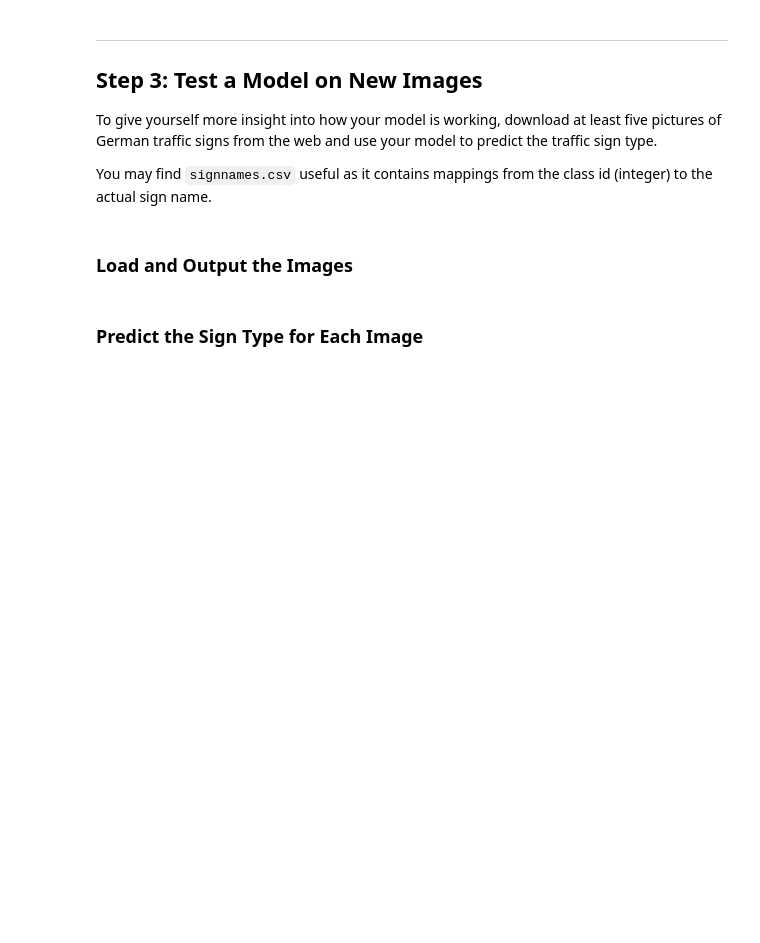
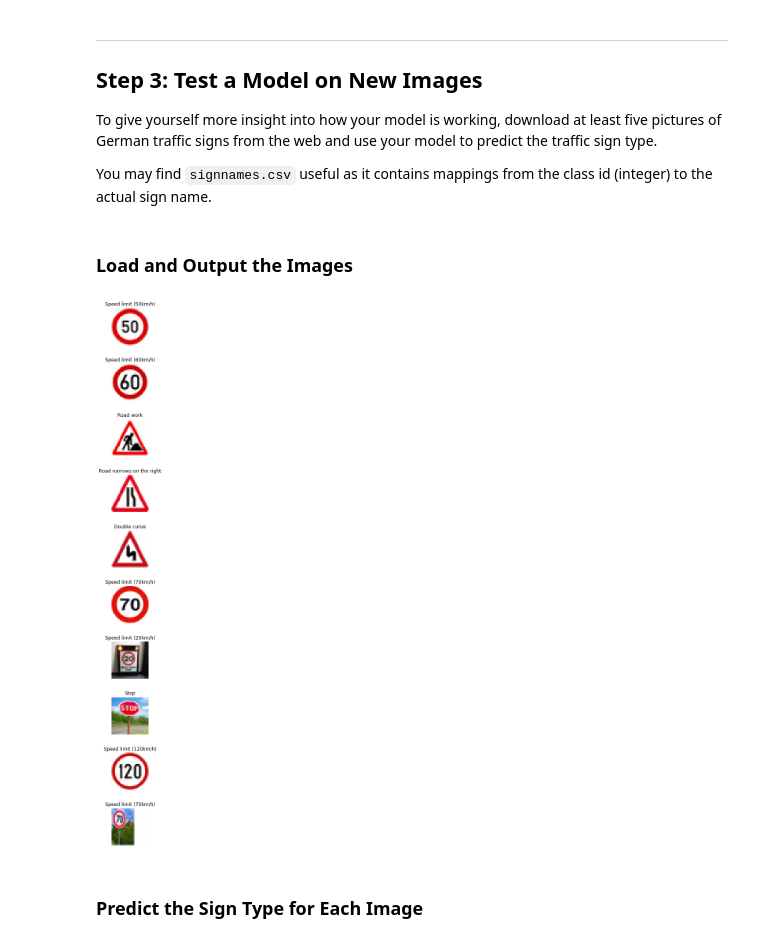
Before and after one commit to rbiegacz/Udacity-CarND, a Jupyter notebook: CarND-Traffic-Sign-Classifier-Project-master/Traffic_Sign_Classifier.ipynb, the cells around one changed output. Cells and saved outputs as stored; diff of their text form; code cells hidden in the pictures; blank space fills up the shorter version.

```diff
--- a/CarND-Traffic-Sign-Classifier-Project-master/Traffic_Sign_Classifier.ipynb
+++ b/CarND-Traffic-Sign-Classifier-Project-master/Traffic_Sign_Classifier.ipynb
@@ -386,11 +353,15 @@ y = tf.placeholder(tf.int32, (None))
 one_hot_y = tf.one_hot(y, n_classes)
 # %%
 # DEFINITION OF EVALUATION PIPELINE
-rate = 0.001
+rate = 0.0005
 
 logits = LeNet(x)
 cross_entropy = tf.nn.softmax_cross_entropy_with_logits(labels=one_hot_y, logits=logits)
 loss_operation = tf.reduce_mean(cross_entropy)
 optimizer = tf.train.AdamOptimizer(learning_rate = rate)
 training_operation = optimizer.minimize(loss_operation)
+correct_prediction = tf.equal(tf.argmax(logits, 1), tf.argmax(one_hot_y, 1))
+accuracy_operation = tf.reduce_mean(tf.cast(correct_prediction, tf.float32))
+logits_top_k = tf.nn.top_k(logits, k=5)
+saver = tf.train.Saver()
 # %%
@@ -438,7 +419,7 @@ if train_model:
     X_train_input = X_train_normalized
     y_train_input = y_train
 
-    EPOCHS = 20
+    EPOCHS = 30
     BATCH_SIZE = 100
     best_validation_accuracy = 0
 
@@ -493,7 +495,7 @@ import glob
 
 # the NN model expects pictures in 32x32x1 format
 size = 32, 32
-original_pics = ['sign1', 'sign2', 'sign3', 'sign4', 'sign5', 'sign6', 'sign7', 'sign8', 'sign9', 'sign10', 'sign11']
+original_pics = ['sign1', 'sign2', 'sign3', 'sign4', 'sign5', 'sign6', 'sign7', 'sign9', 'sign10', 'sign11']
 test_pics = []
 shape_color = (len(original_pics), size[0], size[1], 3)
 shape_gray = (len(original_pics), size[0], size[1])
@@ -502,7 +504,7 @@ X_mysigns_color = np.zeros(shape_color)
 X_mysigns_gray = np.zeros(shape_gray)
 
 # defining lables for the test images
-y_mysigns = np.array([2, 3, 25, 24, 21, 4, 0, 0, 14, 8, 4])
+y_mysigns = np.array([2, 3, 25, 24, 21, 4, 0, 14, 8, 4])
 
 
 def convert_images(pictures):
@@ -544,34 +546,36 @@ def display_images():
 def transform_images(pictures):
     X_mysigns_color = np.zeros(shape_color)
     j = 0
     for pic in pictures:
         im = Image.open(pic)
         rgb_im = im.convert('RGBA')
         pixels = list(rgb_im.getdata())
         pixels = np.array(pixels).reshape(im.size[0], im.size[1], 4)
         data_rgb = pixels[:,:,:3]
         X_mysigns_color[j]=data_rgb
         X_mysigns_color[j] = (X_mysigns_color[j].astype('float32'))/256
         j = j + 1
     return X_mysigns_color
 
 
 convert_images(original_pics)
 #X_mysigns_gray = convert_gray(test_pics)
 X_mysigns_color = transform_images(test_pics)
 
 # Display original images
 # display_images()
 
 # Display pre-processed color images
-fig, axs = plt.subplots(11, 1, figsize=(25, 25))
+fig, axs = plt.subplots(10, 1, figsize=(25, 25))
 fig.subplots_adjust(hspace = .5, wspace=.05)
 axs = axs.ravel()
 for i in range(0, len(X_mysigns_color)):
     image = X_mysigns_color[i]
     axs[i].axis('off')
     axs[i].imshow(image)
     axs[i].set_title(labels["{}".format(y_mysigns[i])])
+# %% [output]
+[figure, added]
 # %% [markdown]
 
 ### Predict the Sign Type for Each Image
```
Also changed, not shown: parts of 16 cells of this notebook.
